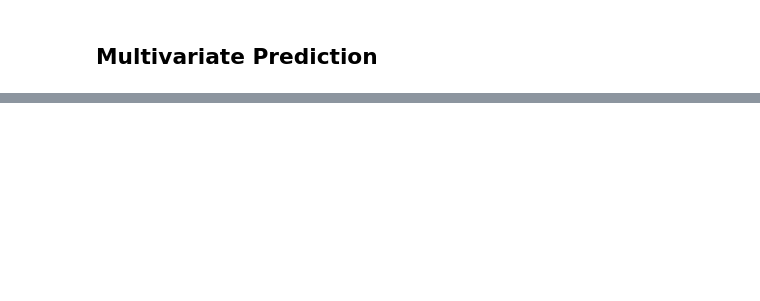
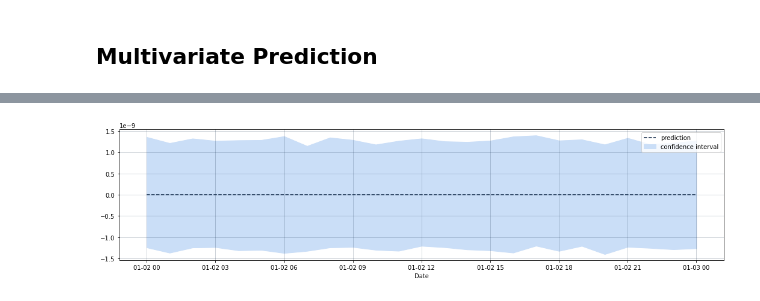
Before and after one commit to timeatlas-dev/timeatlas, a Jupyter notebook: notebooks/model-with-prophet.ipynb, the cells around one changed output, grey strips where cells are left out. Saved outputs shown, nothing was run; the diff lists cells and outputs as text; code cells hidden in the pictures; blank space fills up the shorter version.

```diff
--- a/notebooks/model-with-prophet.ipynb
+++ b/notebooks/model-with-prophet.ipynb
@@ -67,3 +59,0 @@ tsd = ta.TimeSeriesDataset([ts1, ts2, ts3, ts4])
-# %%
-## Model Creation
-multivariate_model = ta.models.Prophet()
@@ -179,0 +161,6 @@ df
+# %%
+ts = multivariate_model.predict(X_test)
+# %%
+ts.plot()
+# %% [output]
+[figure, added]
```
Also changed, not shown: parts of 40 cells of this notebook, 4 other files.
